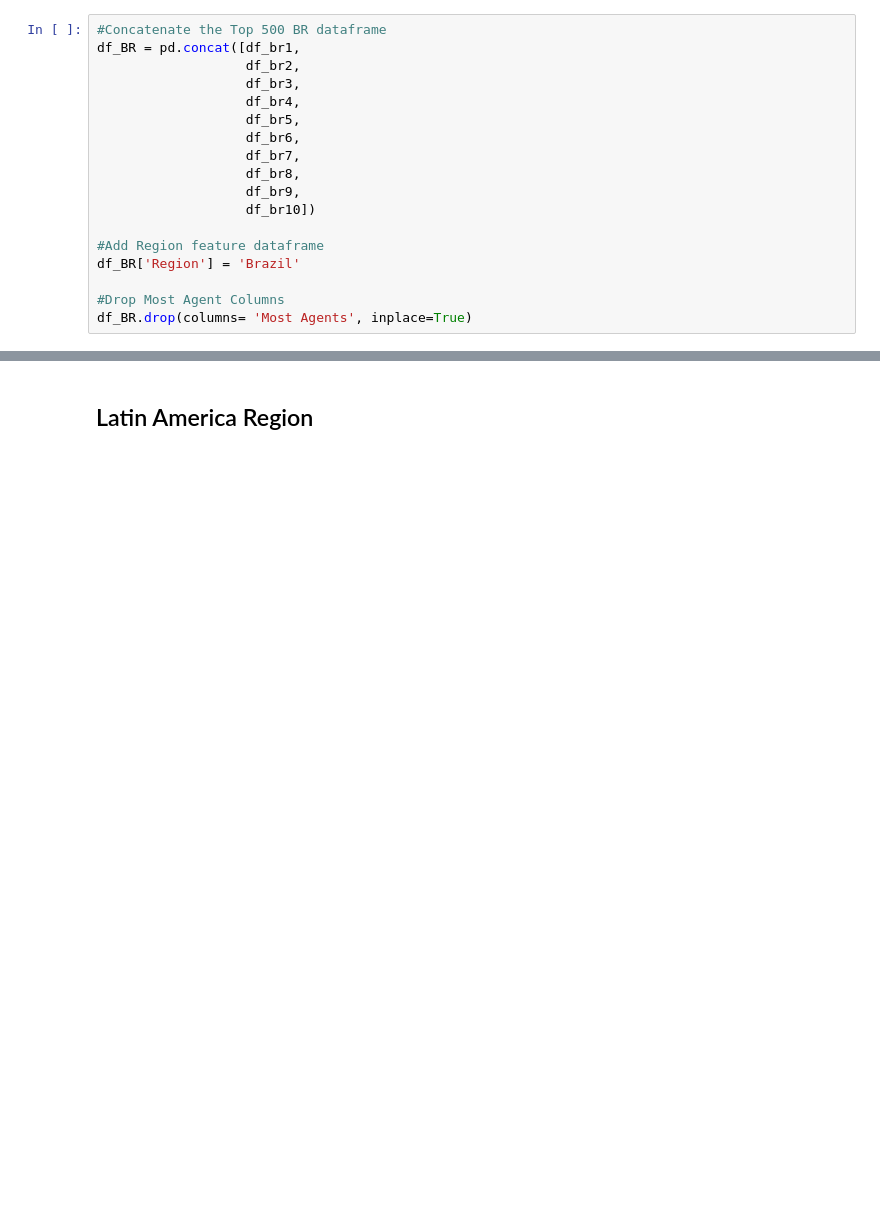
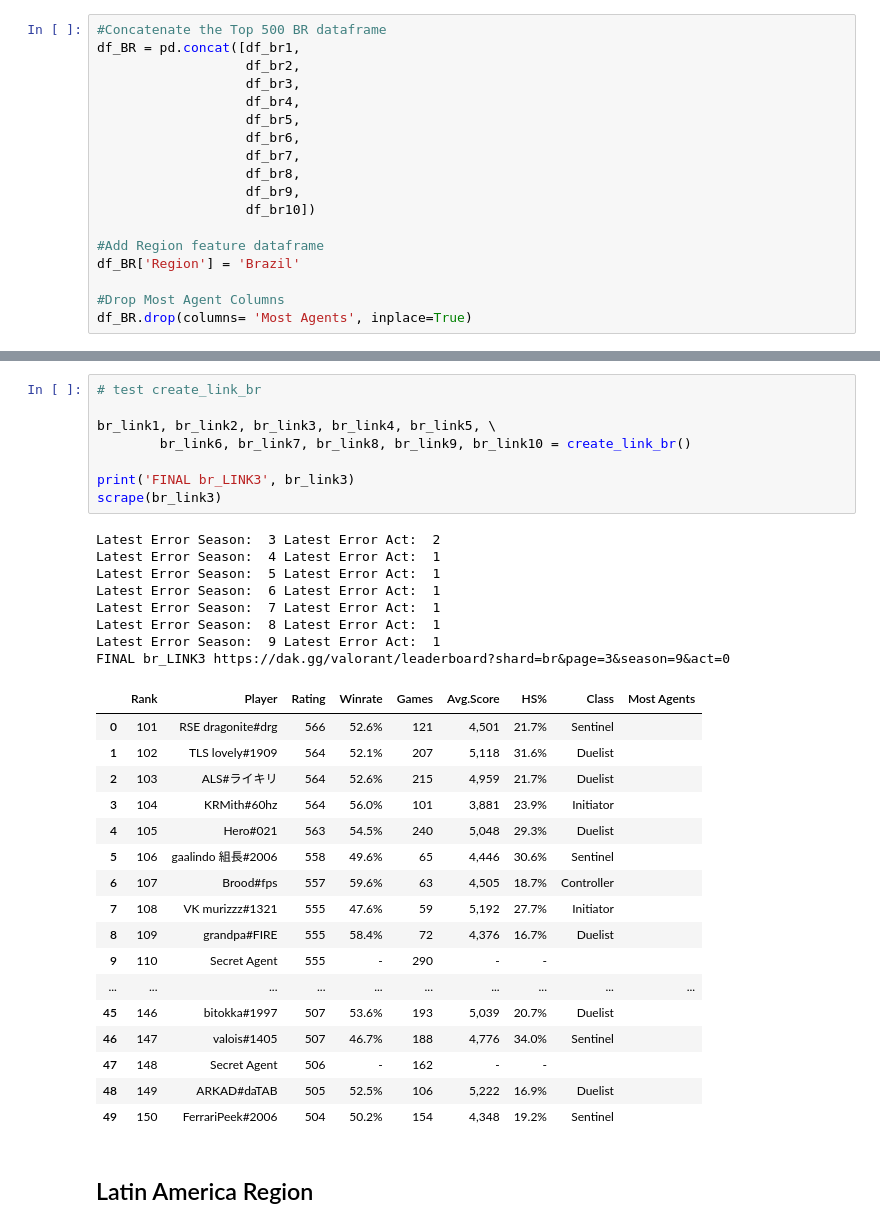
Before and after one commit to ericyeonpark/valorant-top500-analysis, a Jupyter notebook: notebooks/Valorant_WebScraping.ipynb, the cells around one changed output, grey strips where cells are left out. Drawn from its saved outputs; the diff is of its cells as text; blank space fills up the shorter version.

Commit message:
created create_link_br function

```diff
--- a/notebooks/Valorant_WebScraping.ipynb
+++ b/notebooks/Valorant_WebScraping.ipynb
@@ -504,3 +596,37 @@ df_BR.drop(columns= 'Most Agents', inplace=True)
+# %%
+# test create_link_br
+
+br_link1, br_link2, br_link3, br_link4, br_link5, \
+        br_link6, br_link7, br_link8, br_link9, br_link10 = create_link_br()
+
+print('FINAL br_LINK3', br_link3)
+scrape(br_link3)
+# %% [output]
+Latest Error Season:  3 Latest Error Act:  2
+Latest Error Season:  4 Latest Error Act:  1
+Latest Error Season:  5 Latest Error Act:  1
+Latest Error Season:  6 Latest Error Act:  1
+Latest Error Season:  7 Latest Error Act:  1
+Latest Error Season:  8 Latest Error Act:  1
+Latest Error Season:  9 Latest Error Act:  1
+FINAL br_LINK3 https://dak.gg/valorant/leaderboard?shard=br&page=3&season=9&act=0
+|  | Rank | Player | Rating | Winrate | Games | Avg.Score | HS% | Class | Most Agents |
+| 0 | 101 | RSE dragonite#drg | 566 | 52.6% | 121 | 4,501 | 21.7% | Sentinel |  |
+| 1 | 102 | TLS lovely#1909 | 564 | 52.1% | 207 | 5,118 | 31.6% | Duelist |  |
+| 2 | 103 | ALS#ライキリ | 564 | 52.6% | 215 | 4,959 | 21.7% | Duelist |  |
+| 3 | 104 | KRMith#60hz | 564 | 56.0% | 101 | 3,881 | 23.9% | Initiator |  |
+| 4 | 105 | Hero#021 | 563 | 54.5% | 240 | 5,048 | 29.3% | Duelist |  |
+| 5 | 106 | gaalindo 組長#2006 | 558 | 49.6% | 65 | 4,446 | 30.6% | Sentinel |  |
+| 6 | 107 | Brood#fps | 557 | 59.6% | 63 | 4,505 | 18.7% | Controller |  |
+| 7 | 108 | VK murizzz#1321 | 555 | 47.6% | 59 | 5,192 | 27.7% | Initiator |  |
+| 8 | 109 | grandpa#FIRE | 555 | 58.4% | 72 | 4,376 | 16.7% | Duelist |  |
+| 9 | 110 | Secret Agent | 555 | - | 290 | - | - |  |  |
+| ... | ... | ... | ... | ... | ... | ... | ... | ... | ... |
+| 45 | 146 | bitokka#1997 | 507 | 53.6% | 193 | 5,039 | 20.7% | Duelist |  |
+| 46 | 147 | valois#1405 | 507 | 46.7% | 188 | 4,776 | 34.0% | Sentinel |  |
+| 47 | 148 | Secret Agent | 506 | - | 162 | - | - |  |  |
+| 48 | 149 | ARKAD#daTAB | 505 | 52.5% | 106 | 5,222 | 16.9% | Duelist |  |
+| 49 | 150 | FerrariPeek#2006 | 504 | 50.2% | 154 | 4,348 | 19.2% | Sentinel |  |
 # %% [markdown]
 ## Latin America Region
 # %%
```
Also changed, not shown: parts of 3 cells of this notebook.
